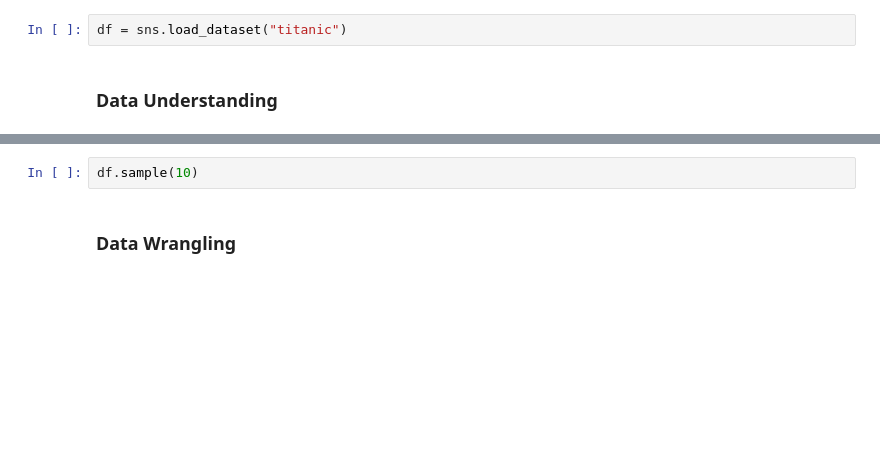
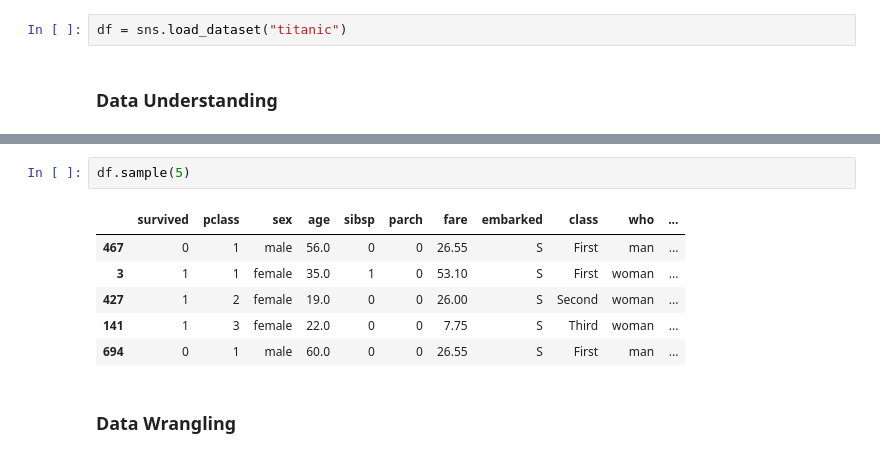
Before and after one commit to ishahzaibkhan/titanic_seaborn, a Jupyter notebook: main.ipynb, the cells around one changed output, grey strips where cells are left out. Cells and saved outputs as stored; diff of their text form; blank space fills up the shorter version.

```diff
--- a/main.ipynb
+++ b/main.ipynb
@@ -20,5 +50,12 @@ df.describe()
 # %%
-df.sample(10)
+df.sample(5)
+# %% [output]
+|  | survived | pclass | sex | age | sibsp | parch | fare | embarked | class | who | ... |
+| 467 | 0 | 1 | male | 56.0 | 0 | 0 | 26.55 | S | First | man | ... |
+| 3 | 1 | 1 | female | 35.0 | 1 | 0 | 53.10 | S | First | woman | ... |
+| 427 | 1 | 2 | female | 19.0 | 0 | 0 | 26.00 | S | Second | woman | ... |
+| 141 | 1 | 3 | female | 22.0 | 0 | 0 | 7.75 | S | Third | woman | ... |
+| 694 | 0 | 1 | male | 60.0 | 0 | 0 | 26.55 | S | First | man | ... |
 # %% [markdown]
 ### Data Wrangling
 # %% [markdown]
```
Also changed, not shown: parts of 25 cells of this notebook.
